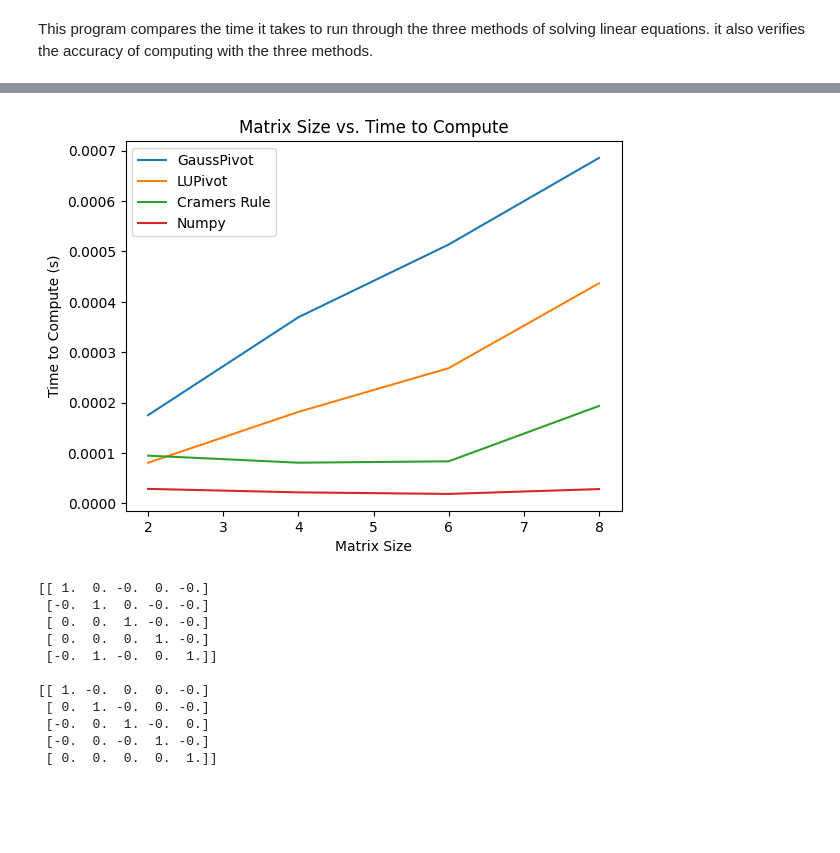
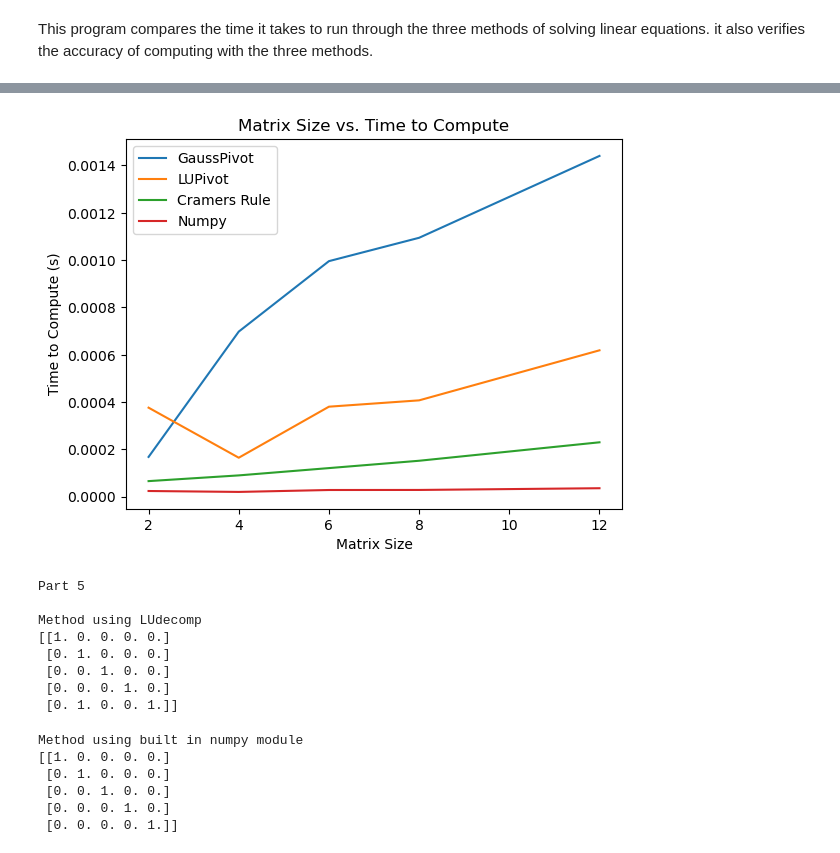
Before and after one commit to kavourbm/Aerospace-Computing, a Jupyter notebook: AEEM2058_Benjamin_Kavouras_HW2.ipynb, the cells around one changed output, grey strips where cells are left out. Drawn from its saved outputs; the diff is of its cells as text; code cells hidden in the pictures; blank space fills up the shorter version.

Commit message:
fixed 12x12 matrix

```diff
--- a/AEEM2058_Benjamin_Kavouras_HW2.ipynb
+++ b/AEEM2058_Benjamin_Kavouras_HW2.ipynb
@@ -147,8 +149,8 @@ b6 = np.array([[1],[2],[3],[4],[5],[6]])
 a8 = np.array([[2, 3, -1, 4, -2, 5, -1, 1], [3, -2, 2, -3, 2, -1, 2, 2], [-1, 2, -2, 3, -2, 2, -1, 3], [4, -1, -2, 2, -1, 3, -2, 4], [2, 1, -2, 1, -2, 2, -3, 5], [3, -2, 1, -2, 1, -2, 2, 6], [-1, 2, -1, 2, -2, 1, -1, 7], [2, -1, 1, -1, 3, -2, 2, 8]])
 b8 = np.array([[1],[2],[3],[4],[5],[6],[7],[8]])
 
-a12 = np.array([[2, 3, -1, 4, -2, 5, 4, -2, 3, 0, 0, 0], [3, -2, 2, -3, 1, -2, 2, -2, 2, 0, 0, 0], [-1, 2, -2, 2, -3, -1, 4, -1, 2, 0, 0, 0], [3, -2, 1, -2, 2, 3, -1, 2, -2, 0, 0, 0], [2, 1, -2, -1, 3, -2, 2, -2, 1, 0, 0, 0], [5, -4, 3, -2, 2, -1, 3, -2, 2, 0, 0, 0], [0, 0, 0, 0, 0, 0, -1, 4, -2, 3, 0, 0], [0, 0, 0, 0, 0, 0, 3, -1, 1, 0, 0, 0], [0, 0, 0, 0, 0, 0, -2, 2, -1, 2, 0, 0], [0, 0, 0, 0, 0, 0, 4, -1, 3, 0, 0, 0], [0, 0, 0, 0, 0, 0, -2, 2, -1, 1, 0, 0], [0, 0, 0, 0, 0, 0, 3, -2, 2, 0, 0, 1]])
-b12 = np.array([[1],[2],[3],[4],[5],[6],[7],[8],[9],[10],[11],[12]])
+a12 = np.array([[4, -1, 0, 0, 0, 0, 0, 0, 0, 0, 0, 1], [-1, 4, -1, 0, 0, 0, 0, 0, 0, 0, 0, 0], [0, -1, 4, -1, 0, 0, 0, 0, 0, 0, 0, 0], [0, 0, -1, 4, -1, 0, 0, 0, 0, 0, 0, 0], [0, 0, 0, -1, 4, -1, 0, 0, 0, 0, 0, 0], [0, 0, 0, 0, -1, 4, -1, 0, 0, 0, 0, 0], [0, 0, 0, 0, 0, -1, 4, -1, 0, 0, 0, 0], [0, 0, 0, 0, 0, 0, -1, 4, -1, 0, 0, 0], [0, 0, 0, 0, 0, 0, 0, -1, 4, -1, 0, 0], [0, 0, 0, 0, 0, 0, 0, 0, -1, 4, -1, 0], [0, 0, 0, 0, 0, 0, 0, 0, 0, -1, 4, -1], [1, 0, 0, 0, 0, 0, 0, 0, 0, 0, -1, 4]])
+b12 = np.array([[0],[0],[0],[0],[0],[0],[0],[0],[0],[0],[0],[100]])
 # %%
 print("Part 4")
 print(" ")
@@ -240,6 +242,6 @@ numpy is the most accurate method for a 8 equation system
 # %%
 print("12 Equation System")
 
-#times12 = runall(a12,b12,12)
+times12 = runall(a12,b12,12)
 # %% [output]
 12 Equation System
@@ -246,46 +263,55 @@ print("12 Equation System")
 # %%
 # Times are stored in arrays based off of how big the matrix is, adding to arrays based on the method used
-gausstimes = np.array([times2[0],times4[0],times6[0],times8[0]])
-lutimes = np.array([times2[1],times4[1],times6[1],times8[1]])
-cramerstimes = np.array([times2[2],times4[2],times6[2],times8[2]])
-numpytimes = np.array([times2[3],times4[3],times6[3],times8[3]])
+gausstimes = np.array([times2[0],times4[0],times6[0],times8[0],times12[0]])
+lutimes = np.array([times2[1],times4[1],times6[1],times8[1],times12[1]])
+cramerstimes = np.array([times2[2],times4[2],times6[2],times8[2],times12[2]])
+numpytimes = np.array([times2[3],times4[3],times6[3],times8[3],times12[3]])
 # %%
 # Creating the charts
-x = np.array([2,4,6,8])
+x = np.array([2,4,6,8,12])
 plt.xlabel("Matrix Size")
 plt.ylabel("Time to Compute (s)")
 plt.title("Matrix Size vs. Time to Compute")
 plt.plot(x,gausstimes)
 plt.plot(x,lutimes)
 plt.plot(x,cramerstimes)
 plt.plot(x,numpytimes)
 plt.legend(["GaussPivot","LUPivot","Cramers Rule","Numpy"])
 plt.show()
 # %% [output]
-[figure, old version]
+[figure, new version]
 # %%
+# Part 5
+print("Part 5")
+print(" ")
+
+print("Method using LUdecomp")
 matrix8 = np.array([[27.580,7.004,-7.004,0.000,0.000],[7.004,29.570,-5.253,0.000,-24.320],[-7.004,-5.253,29.570,0.000,0.000],[0.000,0.000,0.000,27.580,-7.004],[0.000,-24.320,0.000,-7.004,29.570]])
 decomp8 = t.LUdecomp(matrix8)
 invert8 = t.LUinverse(decomp8)
 result = np.dot(matrix8,invert8)
-result = np.around(result, decimals=0)
+result = abs(np.around(result, decimals=0))
 print(result)
-
-print(" ")
-
-invert8_2 = np.linalg.inv(matrix8)
-result2 = np.dot(matrix8,invert8_2)
-result2 = np.around(result2, decimals=0)
-print(result2)
 # %% [output]
-[[ 1.  0. -0.  0. -0.]
- [-0.  1.  0. -0. -0.]
- [ 0.  0.  1. -0. -0.]
- [ 0.  0.  0.  1. -0.]
- [-0.  1. -0.  0.  1.]]
+Part 5
 
-[[ 1. -0.  0.  0. -0.]
- [ 0.  1. -0.  0. -0.]
- [-0.  0.  1. -0.  0.]
- [-0.  0. -0.  1. -0.]
- [ 0.  0.  0.  0.  1.]]
+Method using LUdecomp
+[[1. 0. 0. 0. 0.]
+ [0. 1. 0. 0. 0.]
+ [0. 0. 1. 0. 0.]
+ [0. 0. 0. 1. 0.]
+ [0. 1. 0. 0. 1.]]
+# %%
+print("Method using built in numpy module")
+
+invert8_2 = np.linalg.inv(matrix8)
+result2 = np.dot(matrix8,invert8_2)
+result2 = abs(np.around(result2, decimals=0))
+print(result2)
+# %% [output]
+Method using built in numpy module
+[[1. 0. 0. 0. 0.]
+ [0. 1. 0. 0. 0.]
+ [0. 0. 1. 0. 0.]
+ [0. 0. 0. 1. 0.]
+ [0. 0. 0. 0. 1.]]
```
Also changed, not shown: parts of 6 cells of this notebook.
